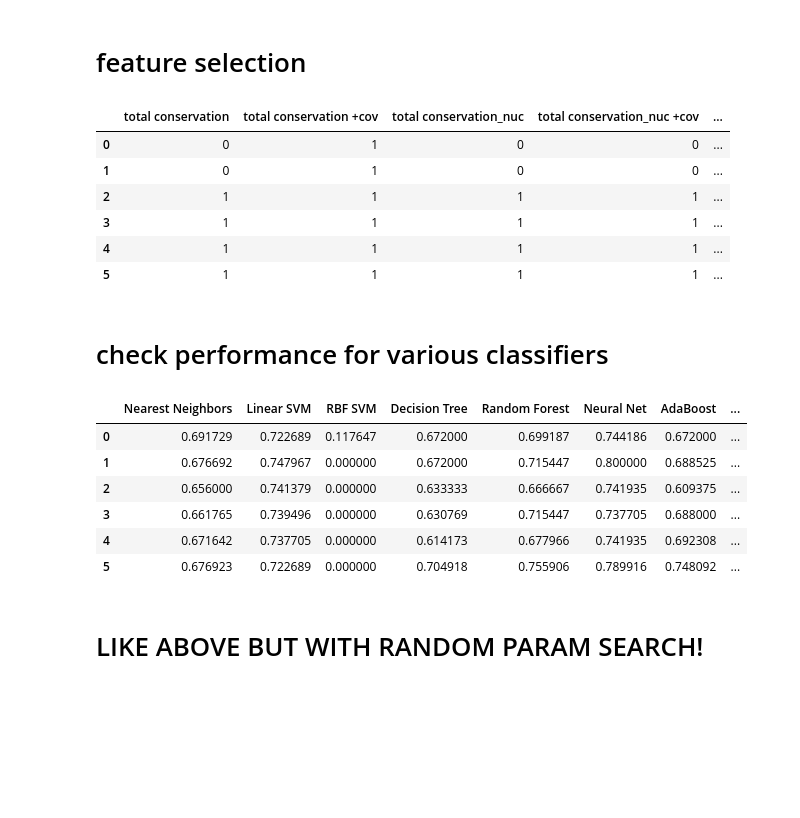
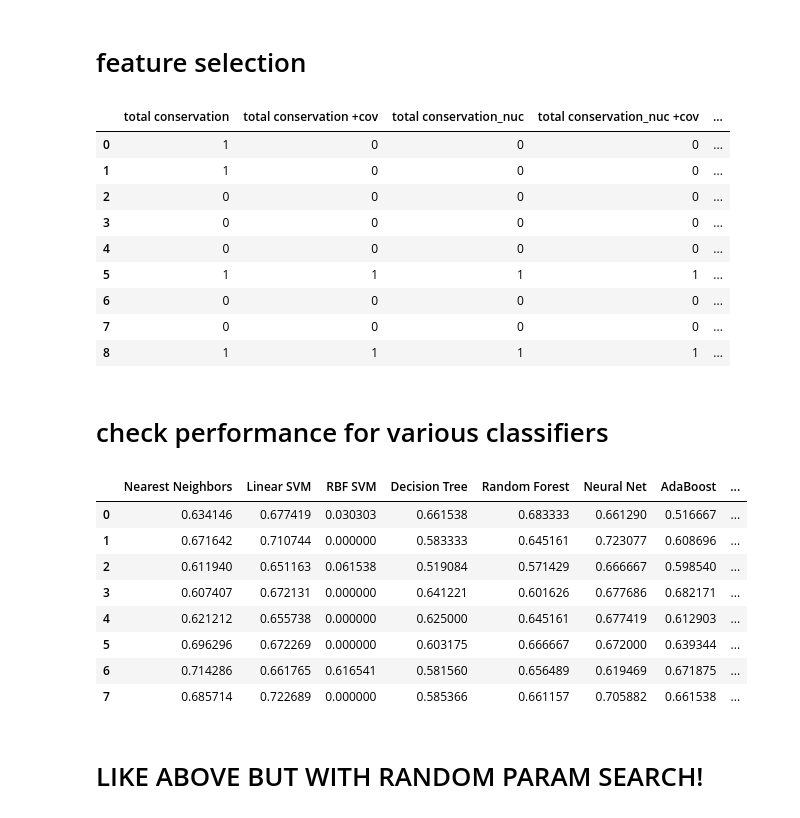
Before and after one commit to smautner/pig, a Jupyter notebook: improvedML.ipynb, the cells around one changed output. Cells and saved outputs as stored; diff of their text form; code cells hidden in the pictures; blank space fills up the shorter version.

Commit message:
Added various feature selection methods
Added Variance Treshhold, SelectKBest and RFECV feature selection methods

```diff
--- a/improvedML.ipynb
+++ b/improvedML.ipynb
@@ -82,51 +85,88 @@ display(HTML(df[df.isna().any(axis=1)].head().to_html()))
 # feature selection
 # %%
 from sklearn.feature_selection import RFECV as rec
+from sklearn.feature_selection import VarianceThreshold, chi2, SelectKBest
 import pandas as pd
 X = StandardScaler().fit_transform(X)
 from sklearn.linear_model import Lasso
 from skrebate import ReliefF as relief
 from sklearn.metrics import f1_score
+from sklearn.svm import SVR
 
 randseed = 42
 testsize=.3
 X_train, X_test, y_train, y_test = train_test_split(X, Y, test_size=testsize, random_state=randseed) # USE THE SAME SEED AS BELOW!
 
 
 def scorer(esti,x,y):
     yh = esti.predict(x)
     return f1_score(y,yh)
 
 def lasso(X_data,y_data,alpha=.06):
     mod = Lasso(alpha=alpha)
     mod.fit(X_data,y_data)
     return [b for a,b in zip(mod.coef_, df.columns) if a!=0]
 
 
 reli=relief()
 reli.fit(X_train,y_train)
 
 def relief(_,_2,param):
     #https://github.com/EpistasisLab/scikit-rebate
     return [ df.columns[top] for top in reli.top_features_[:param]]
 
+
+def variance_threshold(X_data, y_data, threshold=0.0):
+    clf = VarianceThreshold(threshold)
+    clf.fit(X_data, y_data)
+    return [b for a,b in zip(clf.get_support(), df.columns) if a!=False]
+
+
+def select_k_best(X_data, y_data, score_func=chi2, k=20):
+    clf = SelectKBest(score_func, k)
+    #MINI = -7.336092074970715
+    mini = 0
+    for x in range(0, len(X_data)):
+        mini = min(min(X_data[x]), mini)
+    if mini < 0:
+        for x in range(0, len(X_data)):
+            for y in range(0, len(X_data[x])):
+                X_data[x][y] -= mini
+    clf.fit(X_data, y_data)
+    return [b for a,b in zip(clf.get_support(), df.columns) if a!=False]
+
+
+rfecv_estimator = SVR(kernel="linear")
+
+def rfecv(X_data, y_data, estimator, step=1, cv=5):
+    clf = rec(estimator, step, cv)
+    clf.fit(X_data, y_data)
+    return [b for a,b in zip(clf.get_support(), df.columns) if a!=False]
+
+
 featurelists = [ selector(X_train,y_train) for selector in [ lambda x,y: lasso(x,y,alpha=.05),
                                                  lambda x,y: lasso(x,y,alpha=.01),
                                                  lambda x,y: relief(x,y,40),
                                                  lambda x,y: relief(x,y,60),
-                                                 lambda x,y: relief(x,y,80)
+                                                 lambda x,y: relief(x,y,80),
+                                                 lambda x,y: variance_threshold(x,y, threshold=1),
+                                                 lambda x,y: select_k_best(x, y, k=20),
+                                                 lambda x,y: rfecv(x, y, rfecv_estimator, step=1)
                                                ]]
 featurelists.append(df.columns)
 tmp =  pd.DataFrame([ [ 1 if f in featurelist else 0 for f in df.columns  ] for featurelist in featurelists],columns = df.columns)
 display(HTML(tmp.loc[:, (tmp != 0).any(axis=0)].to_html()))
 # %% [output]
 |  | total conservation | total conservation +cov | total conservation_nuc | total conservation_nuc +cov | ... |
-| 0 | 0 | 1 | 0 | 0 | ... |
-| 1 | 0 | 1 | 0 | 0 | ... |
-| 2 | 1 | 1 | 1 | 1 | ... |
-| 3 | 1 | 1 | 1 | 1 | ... |
-| 4 | 1 | 1 | 1 | 1 | ... |
+| 0 | 1 | 0 | 0 | 0 | ... |
+| 1 | 1 | 0 | 0 | 0 | ... |
+| 2 | 0 | 0 | 0 | 0 | ... |
+| 3 | 0 | 0 | 0 | 0 | ... |
+| 4 | 0 | 0 | 0 | 0 | ... |
 | 5 | 1 | 1 | 1 | 1 | ... |
+| 6 | 0 | 0 | 0 | 0 | ... |
+| 7 | 0 | 0 | 0 | 0 | ... |
+| 8 | 1 | 1 | 1 | 1 | ... |
 # %% [markdown]
 # check performance for various classifiers
 # %%
@@ -172,12 +212,14 @@ for FEATURELIST in featurelists:  # loop over all the selectors
 display(HTML(pd.DataFrame(res,columns=names).to_html()))
 # %% [output]
 |  | Nearest Neighbors | Linear SVM | RBF SVM | Decision Tree | Random Forest | Neural Net | AdaBoost | ... |
-| 0 | 0.691729 | 0.722689 | 0.117647 | 0.672000 | 0.699187 | 0.744186 | 0.672000 | ... |
-| 1 | 0.676692 | 0.747967 | 0.000000 | 0.672000 | 0.715447 | 0.800000 | 0.688525 | ... |
-| 2 | 0.656000 | 0.741379 | 0.000000 | 0.633333 | 0.666667 | 0.741935 | 0.609375 | ... |
-| 3 | 0.661765 | 0.739496 | 0.000000 | 0.630769 | 0.715447 | 0.737705 | 0.688000 | ... |
-| 4 | 0.671642 | 0.737705 | 0.000000 | 0.614173 | 0.677966 | 0.741935 | 0.692308 | ... |
-| 5 | 0.676923 | 0.722689 | 0.000000 | 0.704918 | 0.755906 | 0.789916 | 0.748092 | ... |
+| 0 | 0.634146 | 0.677419 | 0.030303 | 0.661538 | 0.683333 | 0.661290 | 0.516667 | ... |
+| 1 | 0.671642 | 0.710744 | 0.000000 | 0.583333 | 0.645161 | 0.723077 | 0.608696 | ... |
+| 2 | 0.611940 | 0.651163 | 0.061538 | 0.519084 | 0.571429 | 0.666667 | 0.598540 | ... |
+| 3 | 0.607407 | 0.672131 | 0.000000 | 0.641221 | 0.601626 | 0.677686 | 0.682171 | ... |
+| 4 | 0.621212 | 0.655738 | 0.000000 | 0.625000 | 0.645161 | 0.677419 | 0.612903 | ... |
+| 5 | 0.696296 | 0.672269 | 0.000000 | 0.603175 | 0.666667 | 0.672000 | 0.639344 | ... |
+| 6 | 0.714286 | 0.661765 | 0.616541 | 0.581560 | 0.656489 | 0.619469 | 0.671875 | ... |
+| 7 | 0.685714 | 0.722689 | 0.000000 | 0.585366 | 0.661157 | 0.705882 | 0.661538 | ... |
 # %% [markdown]
 # LIKE ABOVE BUT WITH RANDOM PARAM SEARCH!
 # %%
```
Also changed, not shown: parts of 3 cells of this notebook.
